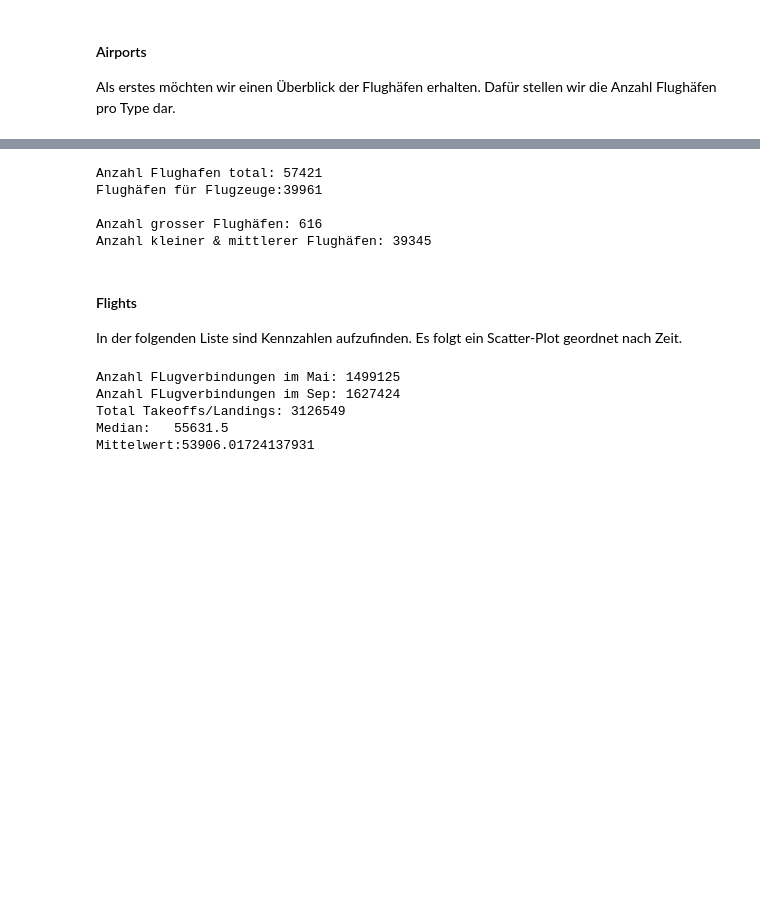
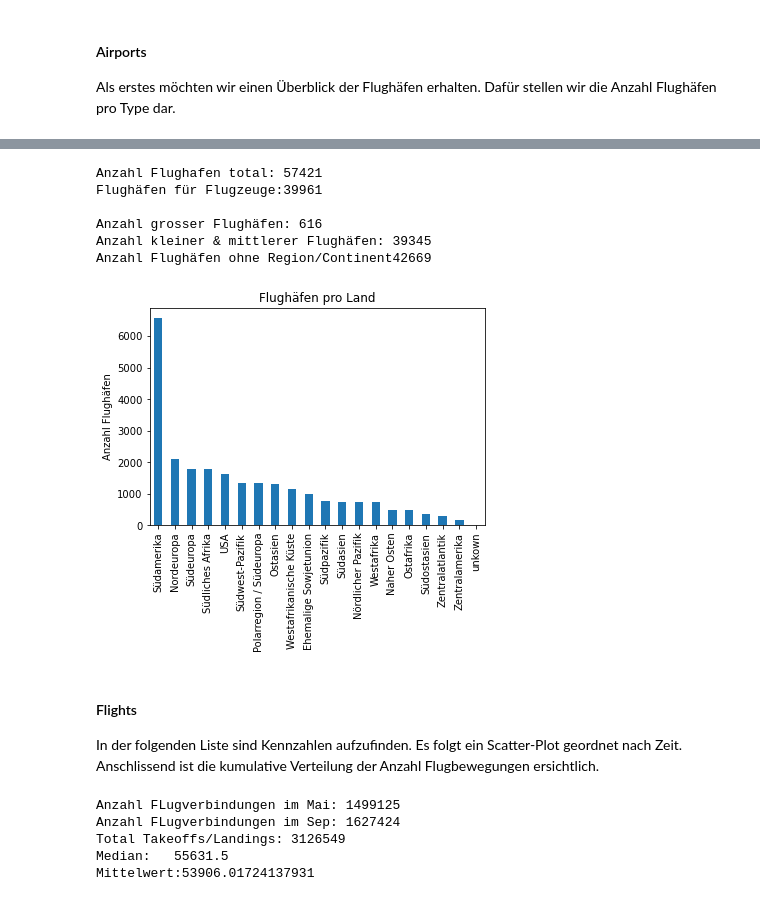
Before and after one commit to marcschny/DataStory_AirplaneHubs, a Jupyter notebook: AirplaneHubs/DataStory_DescriptiveStats.ipynb, the cells around one changed output, grey strips where cells are left out. Cells and saved outputs as stored; diff of their text form; code cells hidden in the pictures; blank space fills up the shorter version.

```diff
--- a/AirplaneHubs/DataStory_DescriptiveStats.ipynb
+++ b/AirplaneHubs/DataStory_DescriptiveStats.ipynb
@@ -32,15 +30,17 @@ bar = ds.bar_category(df_a, 'type', 'Bar-Chart Airport Typen' ,'Anzahl Flughafen
 # %%
+regions = ds.bar_region(df_a)
 print(ds.airport_infos(df_a))
-#get_infos = ds.airport_infos()
 # %% [output]
 Anzahl Flughafen total: 57421
 Flughäfen für Flugzeuge:39961
 
 Anzahl grosser Flughäfen: 616
 Anzahl kleiner & mittlerer Flughäfen: 39345
+Anzahl Flughäfen ohne Region/Continent42669
+[figure, added]
 # %% [markdown]
 #### Flights
-In der folgenden Liste sind Kennzahlen aufzufinden. Es folgt ein Scatter-Plot geordnet nach Zeit.
+In der folgenden Liste sind Kennzahlen aufzufinden. Es folgt ein Scatter-Plot geordnet nach Zeit. Anschlissend ist die kumulative Verteilung der Anzahl Flugbewegungen ersichtlich.
 # %%
 print(ds.flight_infos(df_f))
 # %% [output]
```
Also changed, not shown: parts of 3 cells of this notebook, 3 other files.
